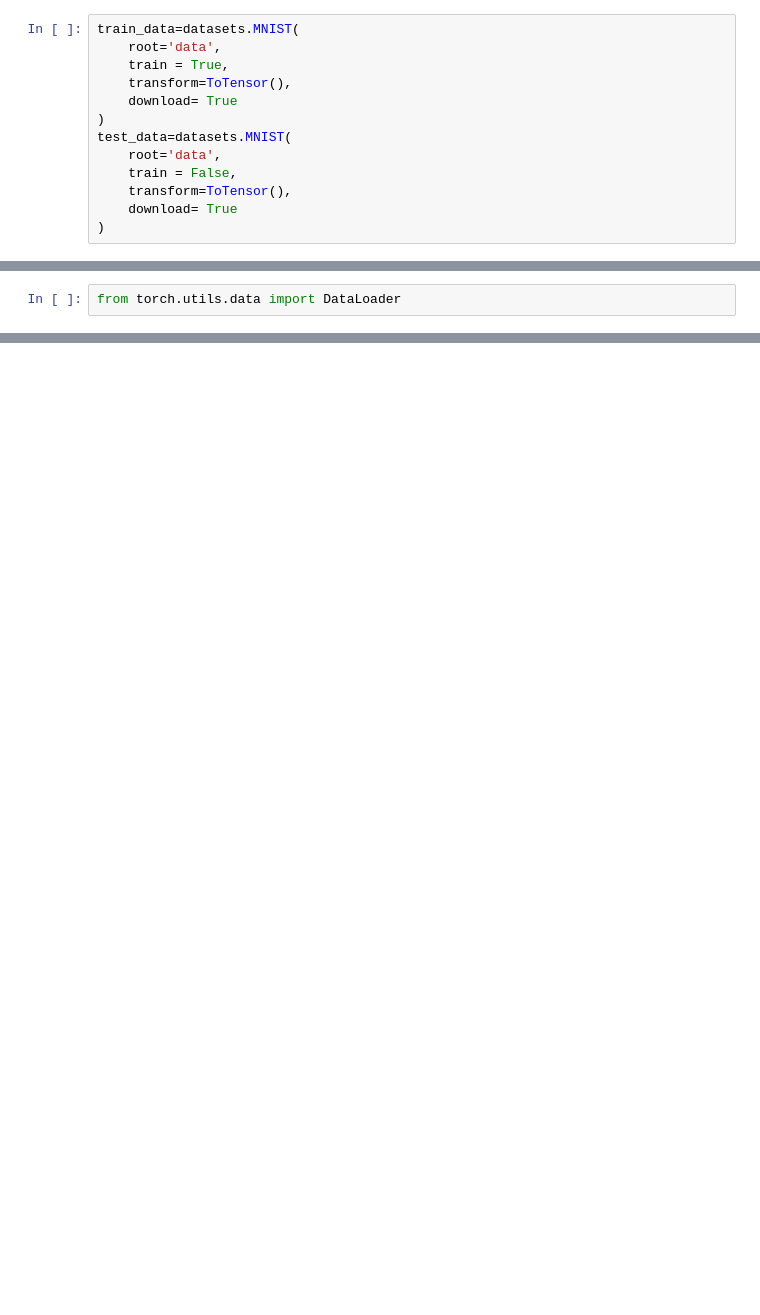
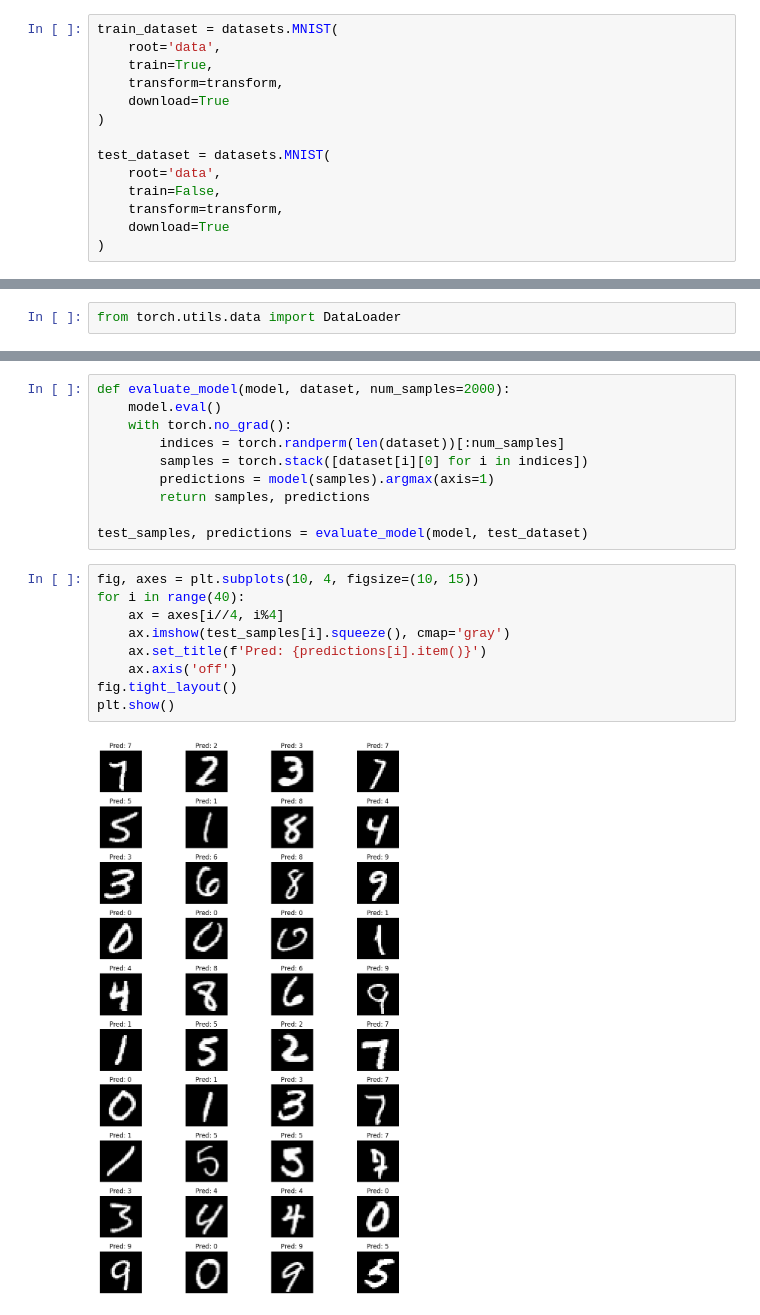
Before and after one commit to jayshah1819/MNIST_DATA_CLASSIFIER, a Jupyter notebook: work_thesis.ipynb, the cells around one changed output, grey strips where cells are left out. Drawn from its saved outputs; the diff is of its cells as text; blank space fills up the shorter version.

```diff
--- a/work_thesis.ipynb
+++ b/work_thesis.ipynb
@@ -7,14 +13,15 @@ from torchvision.transforms import ToTensor
 # %%
-train_data=datasets.MNIST(
+train_dataset = datasets.MNIST(
     root='data',
-    train = True,
-    transform=ToTensor(),
-    download= True
+    train=True,
+    transform=transform,
+    download=True
 )
-test_data=datasets.MNIST(
+
+test_dataset = datasets.MNIST(
     root='data',
-    train = False,
-    transform=ToTensor(),
-    download= True
+    train=False,
+    transform=transform,
+    download=True
 )
 # %%
@@ -126,0 +119,21 @@ Test set: Average loss: 0.0000, Accuracy: 9738/10000 (97.38%)
+# %%
+def evaluate_model(model, dataset, num_samples=2000):
+    model.eval()
+    with torch.no_grad():
+        indices = torch.randperm(len(dataset))[:num_samples]
+        samples = torch.stack([dataset[i][0] for i in indices])
+        predictions = model(samples).argmax(axis=1)
+        return samples, predictions
+
+test_samples, predictions = evaluate_model(model, test_dataset)
+# %%
+fig, axes = plt.subplots(10, 4, figsize=(10, 15))
+for i in range(40):
+    ax = axes[i//4, i%4]
+    ax.imshow(test_samples[i].squeeze(), cmap='gray')
+    ax.set_title(f'Pred: {predictions[i].item()}')
+    ax.axis('off')
+fig.tight_layout()
+plt.show()
+# %% [output]
+[figure, added]
```
Also changed, not shown: parts of 16 cells of this notebook, 8 other files.
